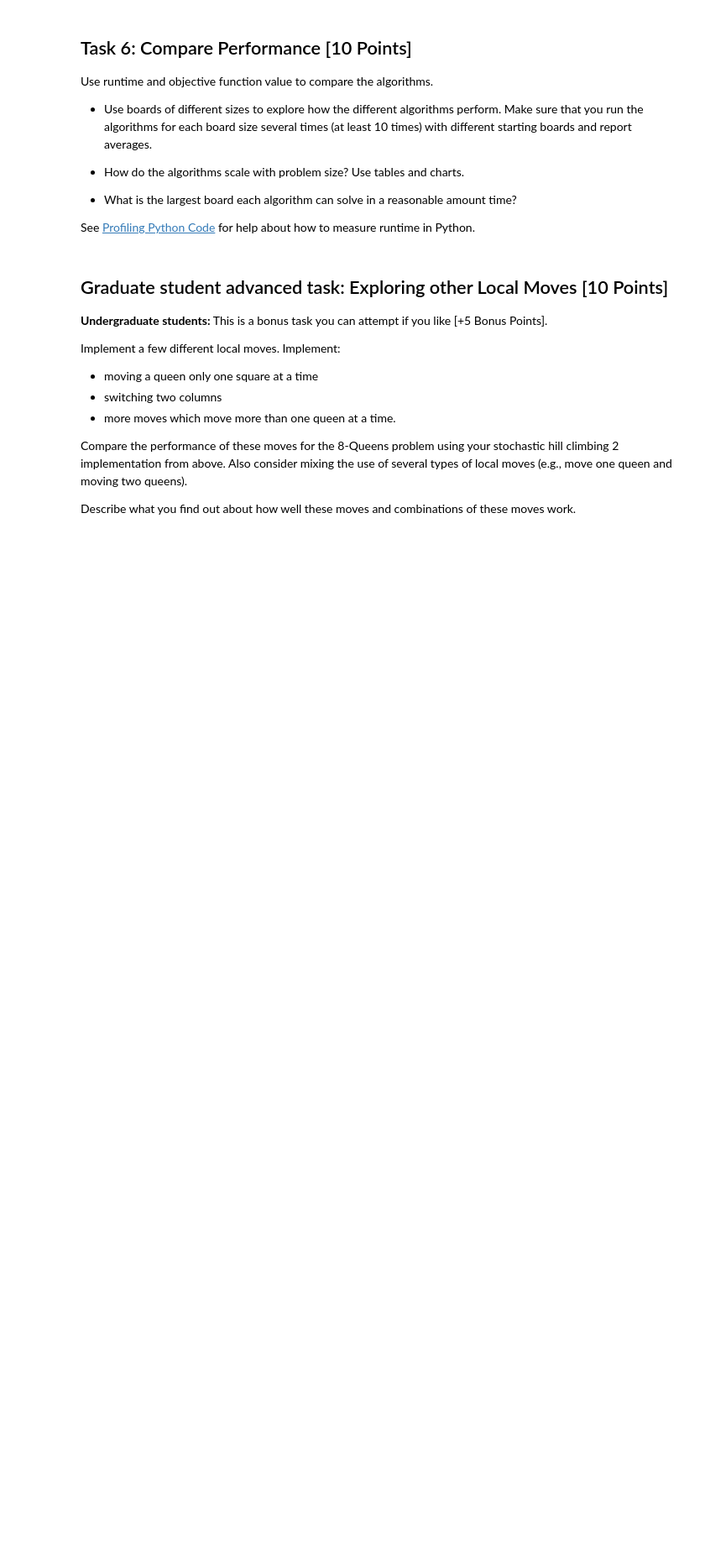
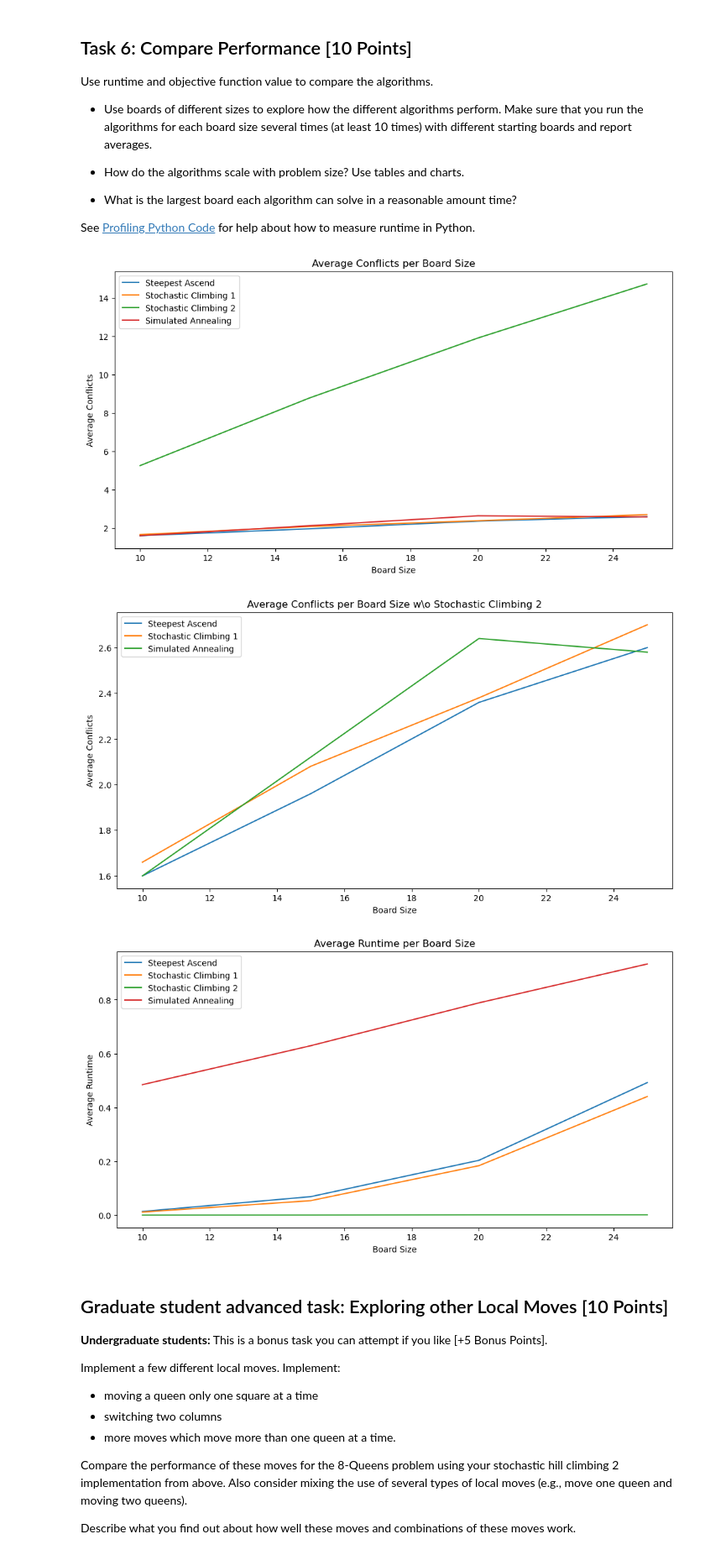
Before and after one commit to leilaniGegg/CS7320-ArtificialIntelligence, a Jupyter notebook: Assignment 4/n_queens.ipynb, the cells around one changed output. Shown at 84% size. Drawn from its saved outputs; the diff is of its cells as text; code cells hidden in the pictures; blank space fills up the shorter version.

```diff
--- a/Assignment 4/n_queens.ipynb
+++ b/Assignment 4/n_queens.ipynb
@@ -298,9 +310,6 @@ Simulated annealing is a form of stochastic hill climbing that avoid local optim
 2. Compare the performance with the previous algorithms.
 2. Discuss your choice of annealing schedule.
 # %%
-# Code and description go here
-from math import inf, log
-
 def schedule(t, t_0):
     return t_0 /(t+1)
 
@@ -315,7 +324,7 @@ def simulated_annealing(board, temp):
         if int(T) < .000001:
             return best
         # Move the queen to new position
-        new_board = board.copy()
+        new_board = best.copy()
         col = np.random.randint(0, len(board))
         new_board[col] = np.random.randint(0, len(board))
         delta_E = best_conflicts - conflicts(new_board)
@@ -356,3 +432,40 @@ See [Profiling Python Code](../HOWTOs/profiling_code.ipynb) for help about how t
+# %%
+# Plot the results, zoom in so the differences are visible
+plt.figure(figsize=(12,6))
+plt.plot(board_sizes, steepest_ascend_conflicts, label='Steepest Ascend')
+plt.plot(board_sizes, stochastic_climbing_1_conflicts, label='Stochastic Climbing 1')
+plt.plot(board_sizes, stochastic_climbing_2_conflicts, label='Stochastic Climbing 2')
+plt.plot(board_sizes, simulated_annealing_conflicts, label='Simulated Annealing')
+plt.xlabel('Board Size')
+plt.ylabel('Average Conflicts')
+plt.title('Average Conflicts per Board Size')
+plt.legend()
+
+# Plot the average conflicts per board size without stochastic climbing 2, zoomed in version
+plt.figure(figsize=(12,6))
+plt.plot(board_sizes, steepest_ascend_conflicts, label='Steepest Ascend')
+plt.plot(board_sizes, stochastic_climbing_1_conflicts, label='Stochastic Climbing 1')
+plt.plot(board_sizes, simulated_annealing_conflicts, label='Simulated Annealing')
+plt.xlabel('Board Size')
+plt.ylabel('Average Conflicts')
+plt.title('Average Conflicts per Board Size w\o Stochastic Climbing 2')
+plt.legend()
+
+
+plt.figure(figsize=(12,6))
+plt.plot(board_sizes, steepest_ascend_runtime, label='Steepest Ascend')
+plt.plot(board_sizes, stochastic_climbing_1_runtime, label='Stochastic Climbing 1')
+plt.plot(board_sizes, stochastic_climbing_2_runtime, label='Stochastic Climbing 2')
+plt.plot(board_sizes, simulated_annealing_runtime, label='Simulated Annealing')
+plt.xlabel('Board Size')
+plt.ylabel('Average Runtime')
+plt.title('Average Runtime per Board Size')
+plt.legend()
+plt.show()
+# %% [output]
+[figure, added]
+[figure, added]
+[figure, added]
 # %% [markdown]
 ## Graduate student advanced task: Exploring other Local Moves [10 Points]
 
```
Also changed, not shown: parts of 14 cells of this notebook.
